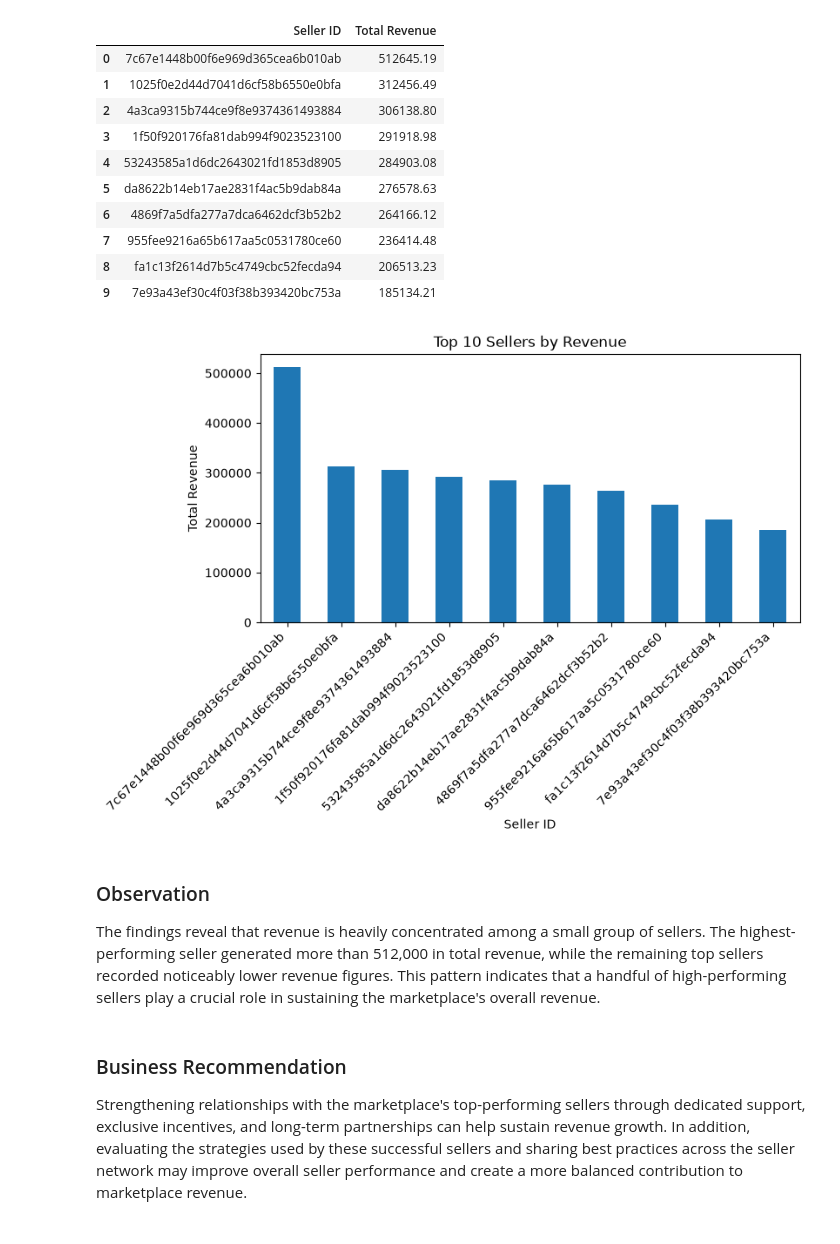
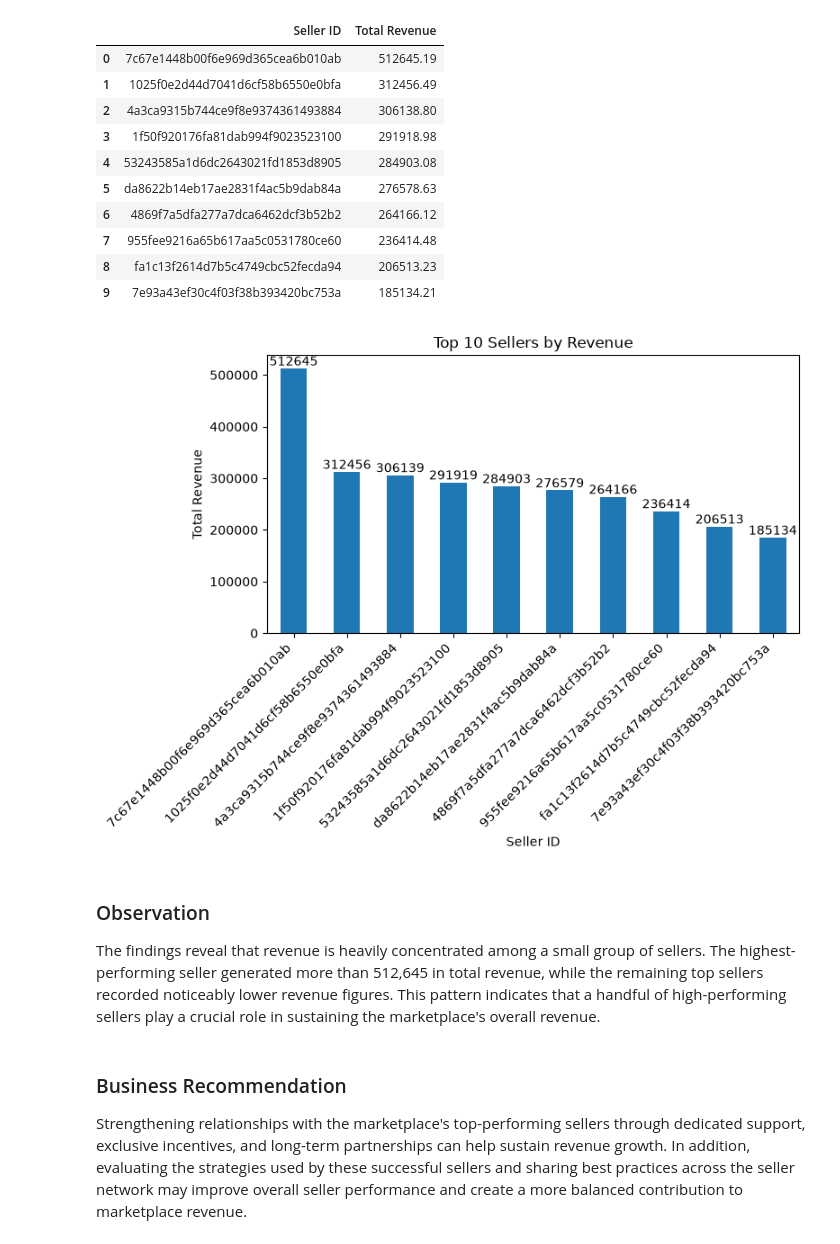
Before and after one commit to Saran-t00/Ecommerce-Investigative-Data-Analysis, a Jupyter notebook: 01_Business_Understanding.ipynb, the cells around one changed output. Drawn from its saved outputs; the diff is of its cells as text; code cells hidden in the pictures.

```diff
--- a/01_Business_Understanding.ipynb
+++ b/01_Business_Understanding.ipynb
@@ -690,27 +699,31 @@ revenue_by_seller.rename("Total Revenue").reset_index().rename(
 | 7 | 955fee9216a65b617aa5c0531780ce60 | 236414.48 |
 | 8 | fa1c13f2614d7b5c4749cbc52fecda94 | 206513.23 |
 | 9 | 7e93a43ef30c4f03f38b393420bc753a | 185134.21 |
-# %%
-import matplotlib.pyplot as plt
-
-plt.figure(figsize=(8,4))
-
-revenue_by_seller.plot(
-    kind="bar",
-    color="tab:blue"
-)
-
-plt.title("Top 10 Sellers by Revenue")
-plt.xlabel("Seller ID")
-plt.ylabel("Total Revenue")
-plt.xticks(rotation=45, ha="right")
-
-plt.show()
-# %% [output]
-[figure, removed]
+# %%
+import matplotlib.pyplot as plt
+
+plt.figure(figsize=(8,6))
+
+ax = revenue_by_seller.plot(
+    kind="bar",
+    color="tab:blue"
+)
+
+for container in ax.containers:
+    ax.bar_label(container, fmt="%.0f")
+
+plt.title("Top 10 Sellers by Revenue")
+plt.xlabel("Seller ID")
+plt.ylabel("Total Revenue")
+plt.xticks(rotation=45, ha="right")
+
+plt.tight_layout()
+plt.show()
+# %% [output]
+[figure, added]
 # %% [markdown]
 ### Observation
-The findings reveal that revenue is heavily concentrated among a small group of sellers. The highest-performing seller generated more than 512,000 in total revenue, while the remaining top sellers recorded noticeably lower revenue figures. This pattern indicates that a handful of high-performing sellers play a crucial role in sustaining the marketplace's overall revenue.
+The findings reveal that revenue is heavily concentrated among a small group of sellers. The highest-performing seller generated more than 512,645 in total revenue, while the remaining top sellers recorded noticeably lower revenue figures. This pattern indicates that a handful of high-performing sellers play a crucial role in sustaining the marketplace's overall revenue.
 # %% [markdown]
 ### Business Recommendation
 Strengthening relationships with the marketplace's top-performing sellers through dedicated support, exclusive incentives, and long-term partnerships can help sustain revenue growth. In addition, evaluating the strategies used by these successful sellers and sharing best practices across the seller network may improve overall seller performance and create a more balanced contribution to marketplace revenue.
```
Also changed, not shown: parts of 12 cells of this notebook.
